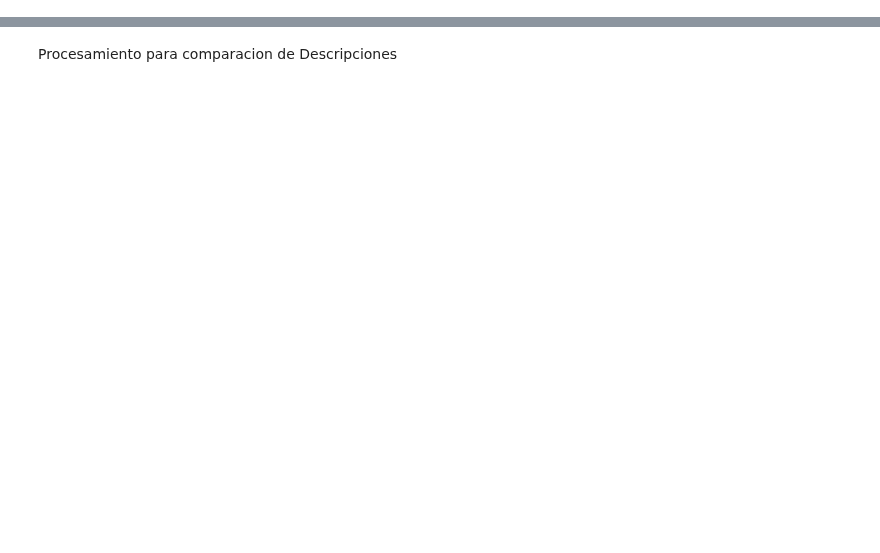
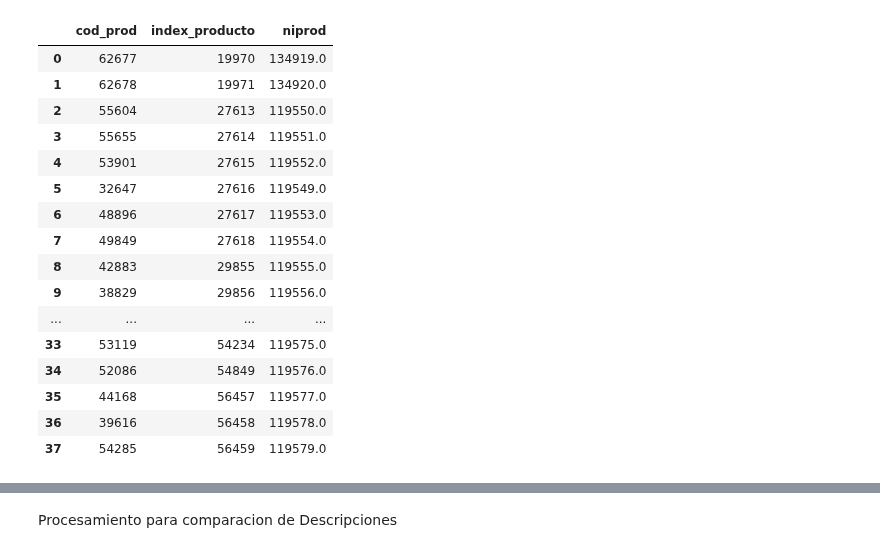
Before and after one commit to emmaSDNZ/digitalizacion_distriapp, a Jupyter notebook: backend/src/notebook/index.ipynb, the cells around one changed output, grey strips where cells are left out. Cells and saved outputs as stored; diff of their text form; code cells hidden in the pictures; blank space fills up the shorter version.

```diff
--- a/backend/src/notebook/index.ipynb
+++ b/backend/src/notebook/index.ipynb
@@ -266,0 +110,20 @@ df_Proveedor
+# %%
+df_MasterProductos_Filtro_cod_prod[['cod_prod', 'index_producto', 'niprod']]
+# %% [output]
+|  | cod_prod | index_producto | niprod |
+| 0 | 62677 | 19970 | 134919.0 |
+| 1 | 62678 | 19971 | 134920.0 |
+| 2 | 55604 | 27613 | 119550.0 |
+| 3 | 55655 | 27614 | 119551.0 |
+| 4 | 53901 | 27615 | 119552.0 |
+| 5 | 32647 | 27616 | 119549.0 |
+| 6 | 48896 | 27617 | 119553.0 |
+| 7 | 49849 | 27618 | 119554.0 |
+| 8 | 42883 | 29855 | 119555.0 |
+| 9 | 38829 | 29856 | 119556.0 |
+| ... | ... | ... | ... |
+| 33 | 53119 | 54234 | 119575.0 |
+| 34 | 52086 | 54849 | 119576.0 |
+| 35 | 44168 | 56457 | 119577.0 |
+| 36 | 39616 | 56458 | 119578.0 |
+| 37 | 54285 | 56459 | 119579.0 |
```
Also changed, not shown: parts of 36 cells of this notebook, 6 other files.
